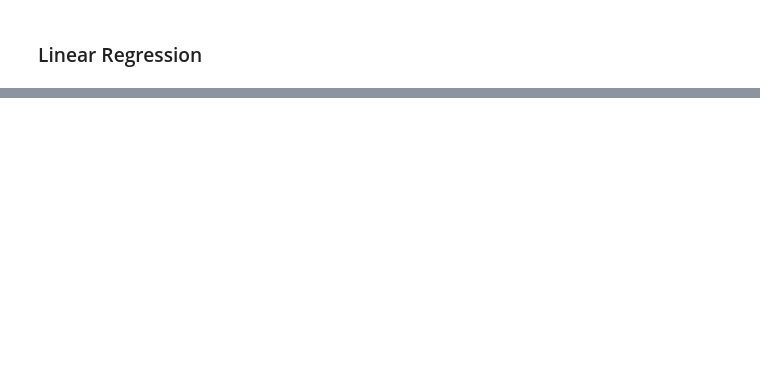
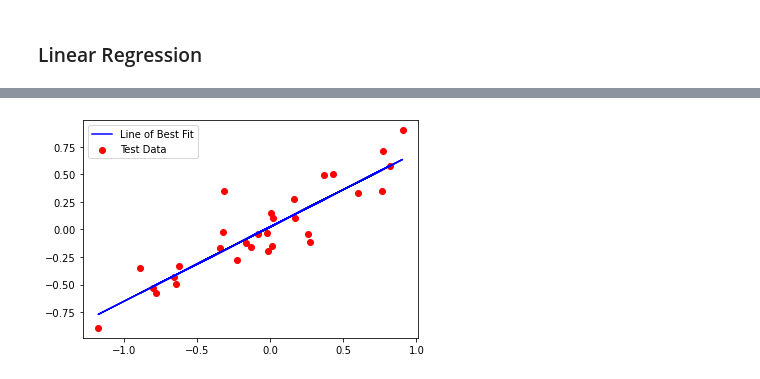
Before and after one commit to cjustinas/linear-regression-from-scratch, a Jupyter notebook: notebooks/experimentation.ipynb, the cells around one changed output, grey strips where cells are left out. Cells and saved outputs as stored; diff of their text form; code cells hidden in the pictures; blank space fills up the shorter version.

```diff
--- a/notebooks/experimentation.ipynb
+++ b/notebooks/experimentation.ipynb
@@ -80,0 +83,33 @@ R2 Score: 0.7998681082902571
+# %%
+class LinearRegression():
+
+    def __init__(self, alpha=0.01, stopper=1000):
+
+        self.alpha = alpha
+        self.stopper = stopper
+        self.a_0 = 0
+        self.a_1 = 0
+
+    def fit(self, x, y):
+
+        n = len(x)
+        epochs = 0
+
+        while(epochs < self.stopper):
+            y_pred = self.a_0 + self.a_1 * x
+            error = y_pred - y
+            mean_sq_er = np.sum(error ** 2) / n
+            self.a_0 = self.a_0 - self.alpha * 2 * np.sum(error) / n
+            self.a_1 = self.a_1 - self.alpha * 2 * np.sum(error * x) / n
+            epochs += 1
+
+            if (epochs%100 == 0):
+                print(mean_sq_er)
+
+    def predict(self, x):
+        y = self.a_0 + self.a_1 * x
+        return y
+# %%
+m = LinearRegression()
+# %%
+m.fit(x_train, y_train)
@@ -80,0 +127,10 @@ R2 Score: 0.7998681082902571
+# %%
+predictions = m.predict(x_test)
+# %%
+plt.plot(x_test,predictions,color='blue',label='Line of Best Fit')
+plt.scatter(x_test,y_test,color='red',label='Test Data')
+
+plt.legend()
+plt.show()
+# %% [output]
+[figure, added]
```
Also changed, not shown: parts of 5 cells of this notebook.
